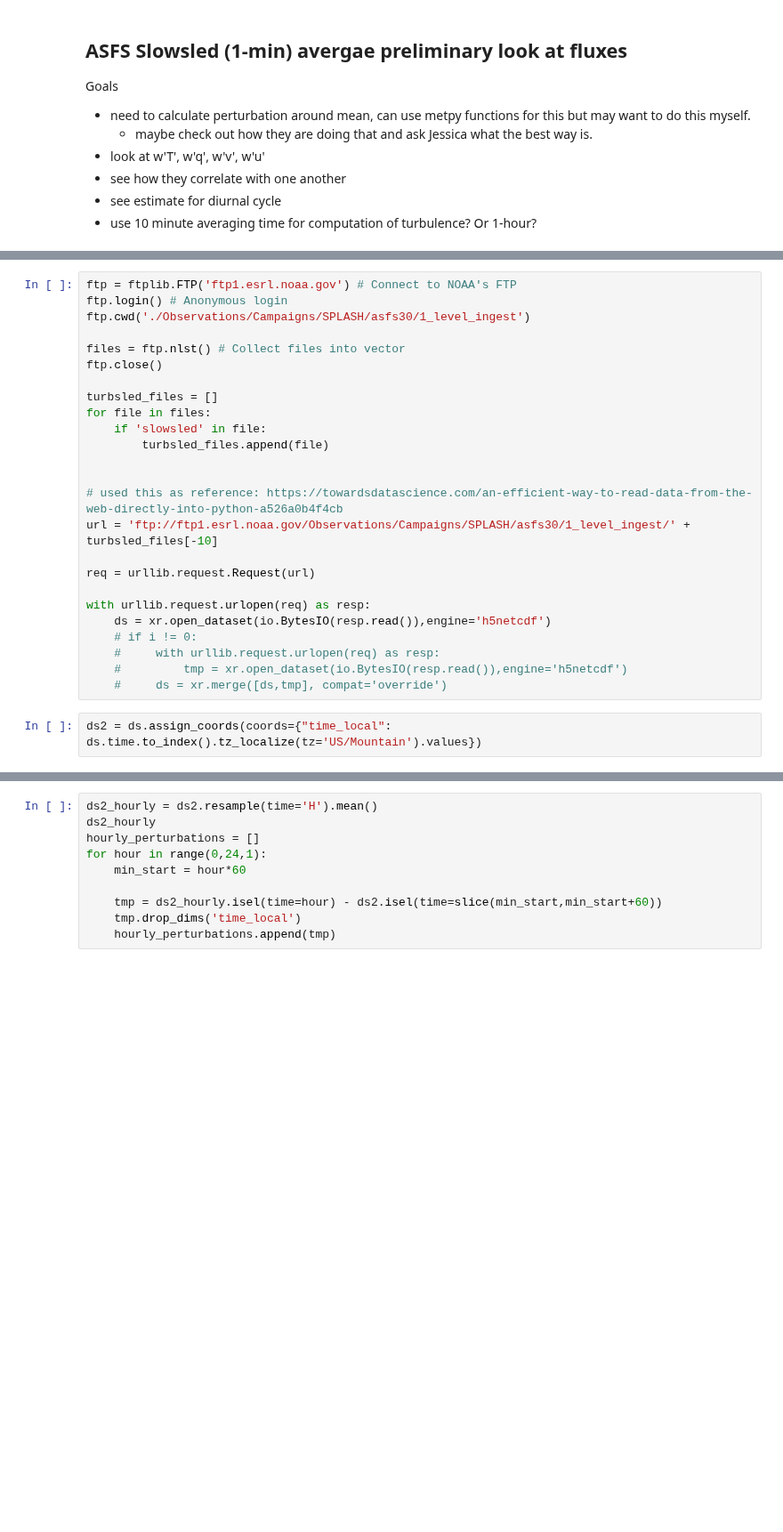
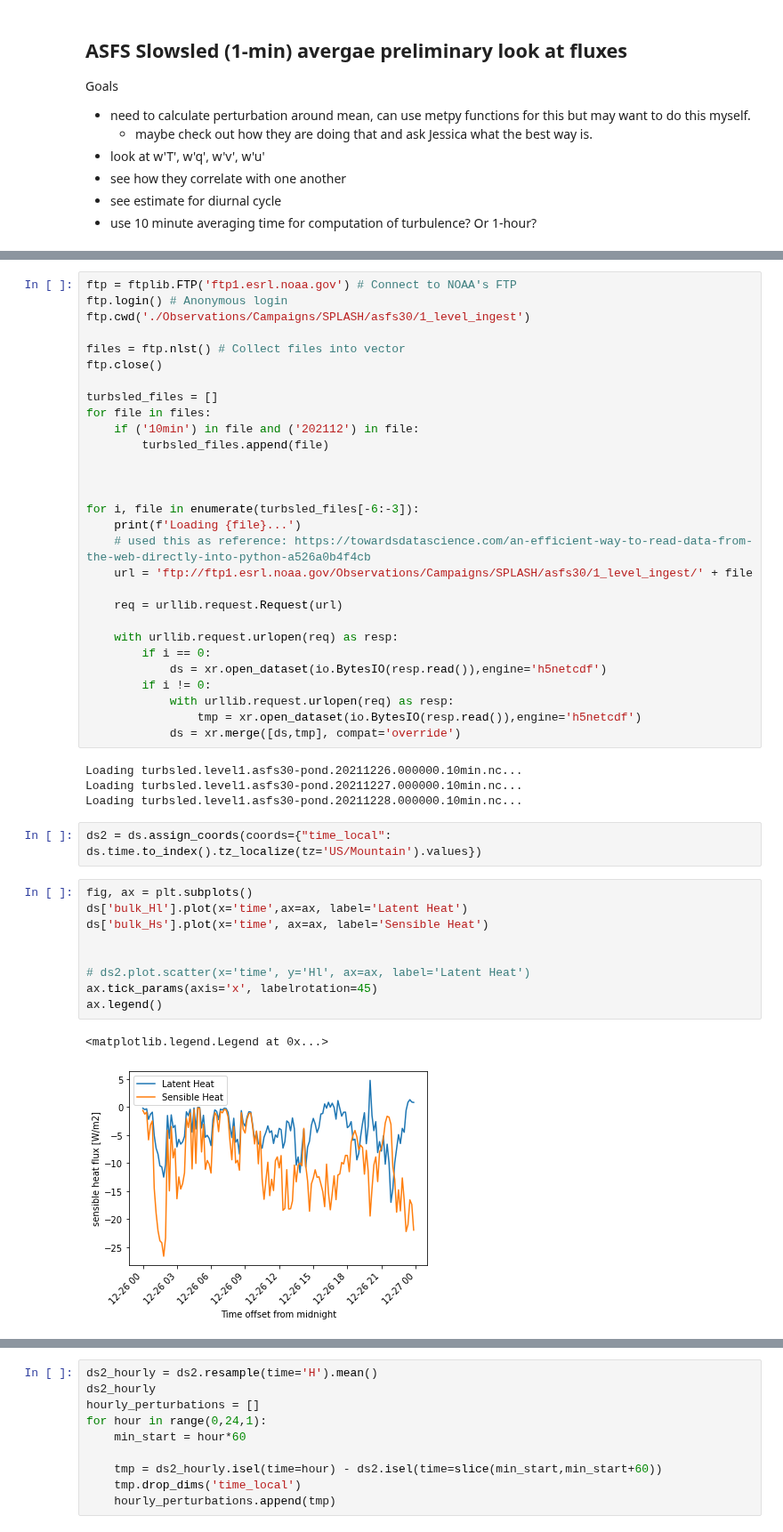
Before and after one commit to dlhogan97/Spring-Precipitation-Effect-CO-River, a Jupyter notebook: notebooks/SPLASH_ASFS_turb.ipynb, the cells around one changed output, grey strips where cells are left out. Shown at 89% size. Saved outputs shown, nothing was run; the diff lists cells and outputs as text; blank space fills up the shorter version.

```diff
--- a/notebooks/SPLASH_ASFS_turb.ipynb
+++ b/notebooks/SPLASH_ASFS_turb.ipynb
@@ -36,20 +36,40 @@ ftp.close()
 
 turbsled_files = []
 for file in files:
-    if 'slowsled' in file:
+    if ('10min') in file and ('202112') in file:
         turbsled_files.append(file)
 
 
-# used this as reference: https://towardsdatascience.com/an-efficient-way-to-read-data-from-the-web-directly-into-python-a526a0b4f4cb
-url = 'ftp://ftp1.esrl.noaa.gov/Observations/Campaigns/SPLASH/asfs30/1_level_ingest/' + turbsled_files[-10]
 
-req = urllib.request.Request(url)
+for i, file in enumerate(turbsled_files[-6:-3]):
+    print(f'Loading {file}...')
+    # used this as reference: https://towardsdatascience.com/an-efficient-way-to-read-data-from-the-web-directly-into-python-a526a0b4f4cb
+    url = 'ftp://ftp1.esrl.noaa.gov/Observations/Campaigns/SPLASH/asfs30/1_level_ingest/' + file
 
-with urllib.request.urlopen(req) as resp:
-    ds = xr.open_dataset(io.BytesIO(resp.read()),engine='h5netcdf')
-    # if i != 0:
-    #     with urllib.request.urlopen(req) as resp:
-    #         tmp = xr.open_dataset(io.BytesIO(resp.read()),engine='h5netcdf')
-    #     ds = xr.merge([ds,tmp], compat='override')
+    req = urllib.request.Request(url)
+
+    with urllib.request.urlopen(req) as resp:
+        if i == 0:
+            ds = xr.open_dataset(io.BytesIO(resp.read()),engine='h5netcdf')
+        if i != 0:
+            with urllib.request.urlopen(req) as resp:
+                tmp = xr.open_dataset(io.BytesIO(resp.read()),engine='h5netcdf')
+            ds = xr.merge([ds,tmp], compat='override')
+# %% [output]
+Loading turbsled.level1.asfs30-pond.20211226.000000.10min.nc...
+Loading turbsled.level1.asfs30-pond.20211227.000000.10min.nc...
+Loading turbsled.level1.asfs30-pond.20211228.000000.10min.nc...
 # %%
 ds2 = ds.assign_coords(coords={"time_local": ds.time.to_index().tz_localize(tz='US/Mountain').values})
+# %%
+fig, ax = plt.subplots()
+ds['bulk_Hl'].plot(x='time',ax=ax, label='Latent Heat')
+ds['bulk_Hs'].plot(x='time', ax=ax, label='Sensible Heat')
+
+
+# ds2.plot.scatter(x='time', y='Hl', ax=ax, label='Latent Heat')
+ax.tick_params(axis='x', labelrotation=45)
+ax.legend()
+# %% [output]
+<matplotlib.legend.Legend at 0x...>
+[figure, added]
```
Also changed, not shown: parts of 4 cells of this notebook, 3 other files.
